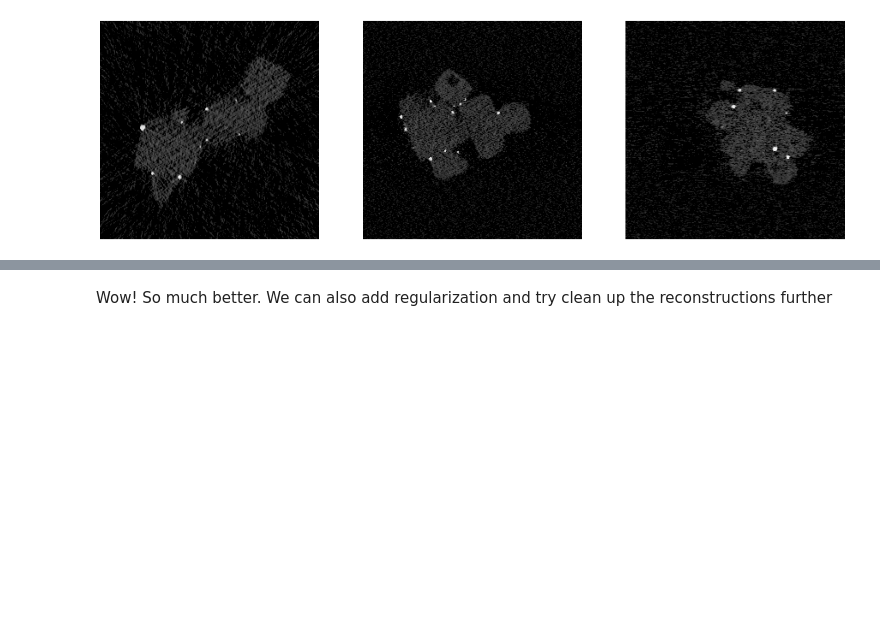
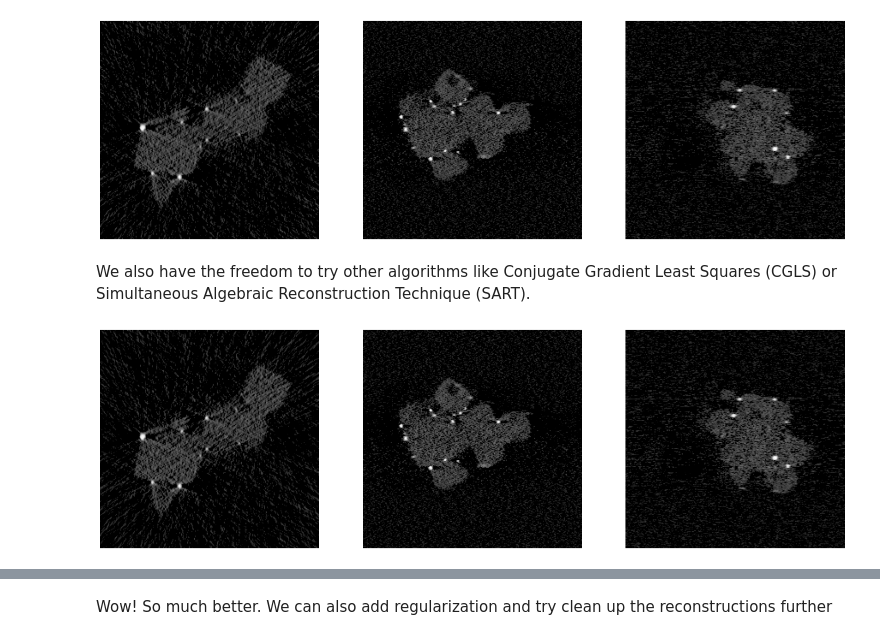
Before and after one commit to jtschwar/tomo_TV, a Jupyter notebook: demo.ipynb, the cells around one changed output, grey strips where cells are left out. Drawn from its saved outputs; the diff is of its cells as text; code cells hidden in the pictures; blank space fills up the shorter version.

```diff
--- a/demo.ipynb
+++ b/demo.ipynb
@@ -106,10 +111,16 @@ tiltSeries = file['tiltSeries'][:]
 tiltAngles = file['tiltAngles'][:]
 file.close()
 
+# The dimensions for these variables are::
 # tiltSeries.shape = (Nslice, Nray, Nangles)
-# tiltAngles.shape = (NAngles,)
+# tiltAngles.shape = (Nangles,)
 
 # Create Projections Vector
+(Nslice, Nray, Nangles) = tiltSeries.shape
+
+# Initialize the C++ Object..
+tomo = astra_ctvlib.astra_ctvlib(Nslice, Nray, np.deg2rad(tiltAngles))
+
 b = np.zeros([Nslice, Nray*Nangles])
 for s in range(Nslice):
     b[s,:] = tiltSeries[s,:,:].transpose().ravel()
@@ -124,15 +135,15 @@ Now that we have a sample tilt series, let's actually reconstruct the data and s
 # We have quite a few algorithms to choose from, for simplicitiy let's start off with FBP
 
 # Start off by initializing the FBP reconstruction operator
-filter = 'ram-lak'
-tomo.initialize_FBP(filter)
+alg = 'FBP'; filter = 'ram-lak'
+pytvlib.initialize_algorithm(tomo,alg,filter)
 # other filter options include:
 # none, ram-lak, shepp-logan, cosine, hamming, hann, tukey, lanczos,
 # triangular, gaussian, barlett-hann, blackman, nuttall, blackman-harris,
 # blackman-nuttall, flat-top, kaiser, parzen
 
 # Reconstruct the Data
-tomo.FBP(True) # Input Boolean Decides whether we want to apply positivity after backprojecting the data.
+pytvlib.run(tomo,alg)
 
 # Return the Reconstruction to Python
 recon = np.zeros([Nslice,Nray,Nray],dtype=np.float32)
@@ -147,13 +157,17 @@ FBP Filter: ram-lak
 # %% [markdown]
 Oof, as expected FBP is terrible. Let's now try an iterative algorithm like SIRT.
 # %%
+# Start with a fresh reconstruction by setting all the values to zero.
+tomo.restart_recon()
+
 # Start off by initializing the SIRT reconstruction operator
-Niter = 150
-tomo.initialize_SIRT()
+alg = 'SIRT'
+pytvlib.initialize_algorithm(tomo,alg)
 
 # Main Loop
+Niter = 150
 for i in tqdm(range(Niter)):
-    tomo.SIRT(1) # Number of iterations we would like to call
+    pytvlib.run(tomo,alg)
 
 # Return the Reconstruction to Python
 recon = np.zeros([Nslice,Nray,Nray],dtype=np.float32)
@@ -164,3 +178,26 @@ for s in range(Nslice):
 display_recon_slices(np.sqrt(recon))
 # %% [output]
 [figure]
+# %% [markdown]
+We also have the freedom to try other algorithms like Conjugate Gradient Least Squares (CGLS) or Simultaneous Algebraic Reconstruction Technique (SART).
+# %%
+# Start with a fresh reconstruction by setting all the values to zero.
+tomo.restart_recon()
+
+# Start off by initializing the CGLS reconstruction operator
+alg = 'CGLS'
+pytvlib.initialize_algorithm(tomo,alg)
+
+Niter = 50
+for i in tqdm(range(Niter)):
+    pytvlib.run(tomo,alg)
+
+# Return the Reconstruction to Python
+recon = np.zeros([Nslice,Nray,Nray],dtype=np.float32)
+for s in range(Nslice):
+    recon[s,] = tomo.get_recon(s)
+
+# Visualize Slices of the Phantom Object
+display_recon_slices(np.sqrt(recon))
+# %% [output]
+[figure, added]
```
Also changed, not shown: parts of 11 cells of this notebook, 20 other files.
